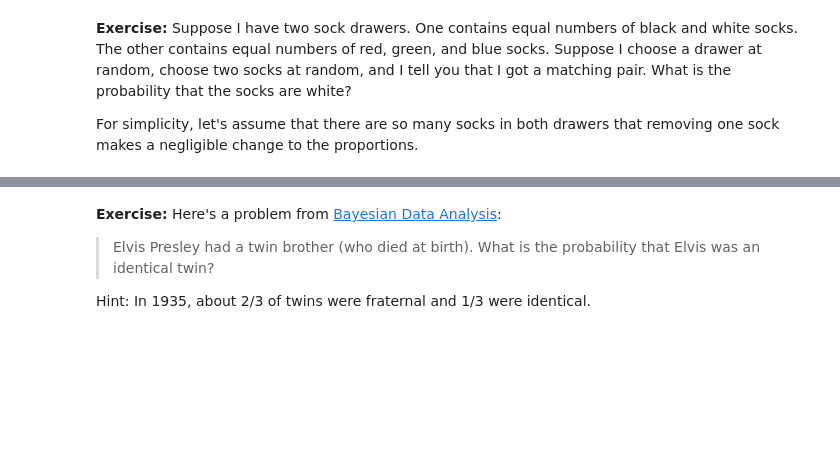
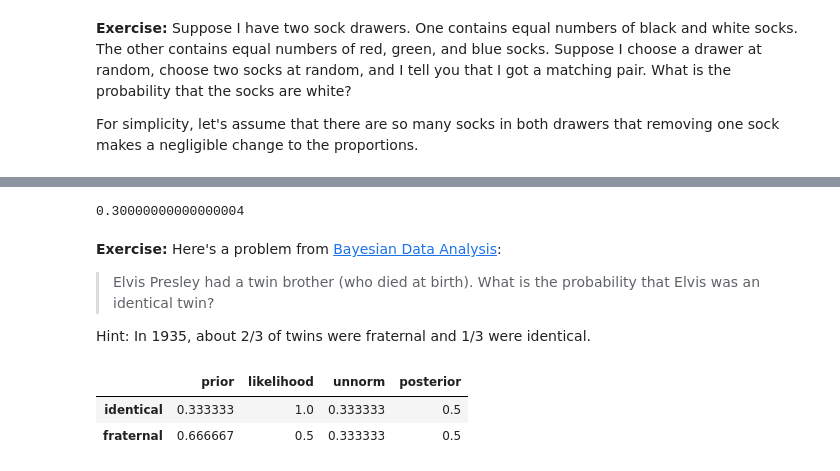
Before and after one commit to Zoey1102/ThinkBayes2, a Jupyter notebook: notebooks/chap03.ipynb, the cells around one changed output, grey strips where cells are left out. Cells and saved outputs as stored; diff of their text form; code cells hidden in the pictures; blank space fills up the shorter version.

```diff
--- a/notebooks/chap03.ipynb
+++ b/notebooks/chap03.ipynb
@@ -545,2 +717,5 @@ For simplicity, let's assume that there are so many socks in both drawers that r
 # %%
 # Solution goes here
+posterior['BW'] / 2
+# %% [output]
+0.30000000000000004
@@ -560,0 +728,16 @@ Hint: In 1935, about 2/3 of twins were fraternal and 1/3 were identical.
+# %%
+# Solution goes here
+import pandas as pd
+table = pd.DataFrame(index=["identical", "fraternal"])
+table["prior"] = 1/3, 2/3
+table["likelihood"] = 1, 1/2
+
+table["unnorm"] = table["prior"] * table["likelihood"]
+prob_data = table["unnorm"].sum()
+
+table["posterior"] = table["unnorm"] / prob_data
+table
+# %% [output]
+|  | prior | likelihood | unnorm | posterior |
+| identical | 0.333333 | 1.0 | 0.333333 | 0.5 |
+| fraternal | 0.666667 | 0.5 | 0.333333 | 0.5 |
```
Also changed, not shown: parts of 44 cells of this notebook.
